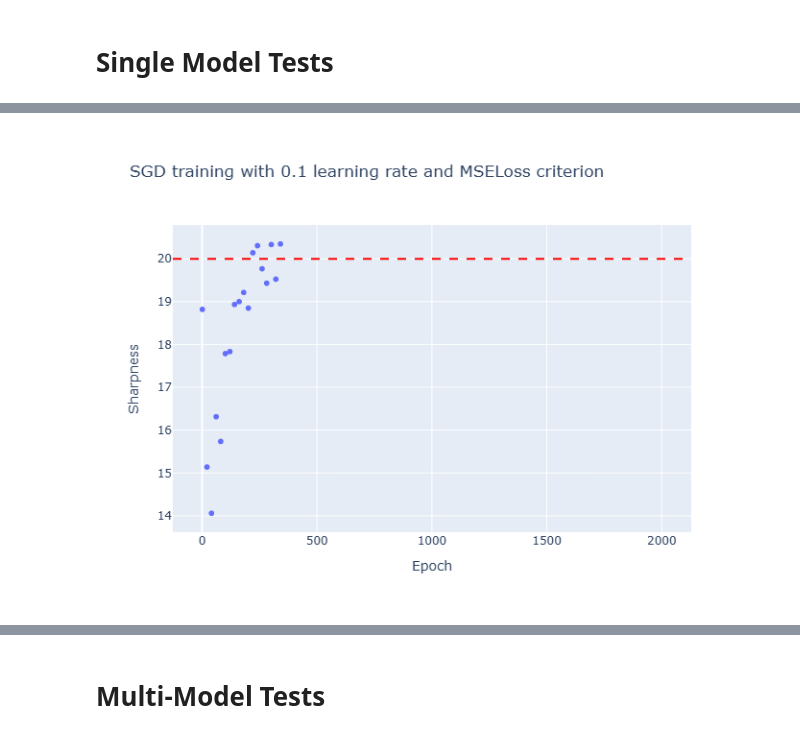
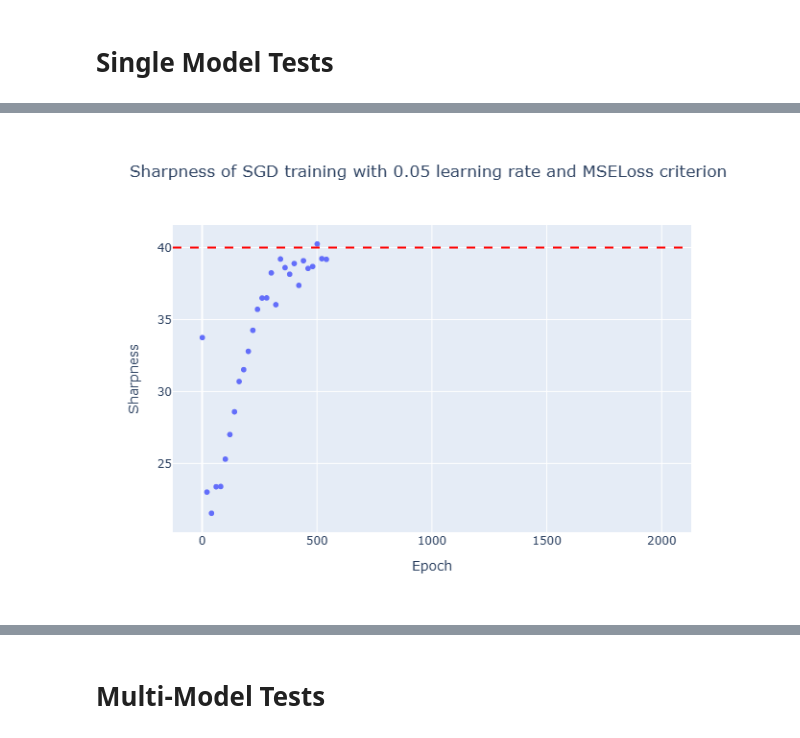
Before and after one commit to mfjacobsen/Investigating-NN-Optimizers, a Jupyter notebook: notebooks/eos_EC.ipynb, the cells around one changed output, grey strips where cells are left out. Cells and saved outputs as stored; diff of their text form; code cells hidden in the pictures.

```diff
--- a/notebooks/eos_EC.ipynb
+++ b/notebooks/eos_EC.ipynb
@@ -94 +95,5 @@ Saved with model_id 14
 =================================================
+# %%
+fn.train_minibatch_gd_model(
+    model, optimizer, criterion, epochs, accuracy, train_loader, test_loader, output_dir
+)
@@ -95,10 +103,2 @@ Saved with model_id 14
 # %%
 md, out = fn.load_output_files(output_dir)
-# %%
-out = out[out['model_id']==11]
-# %%
-import plotly.express as px
-
-fig = px.scatter(out, x='epoch', y='sharpness_H')
-fig.add_hline(y=2/learning_rate, line_dash="dash", line_color="red")
-fig.show()
@@ -107,9 +104,0 @@ NameError: name 'learning_rate' is not defined
-# %%
-fig = px.line(
-    out,
-    x="epoch",
-    y=["train_accuracy", "test_accuracy"],
-    markers=True,
-)
-
-fig.show()
@@ -139,6 +126,6 @@ def plot_sharpness(metadata, output, model_id, include_eos_threshold=True):
 
     return fig
 # %%
-plot_sharpness(metadata=md, output=out, model_id=11)
+plot_sharpness(metadata=md, output=out, model_id=27)
 # %% [output]
-[figure, old version]
+[figure, new version]
```
Also changed, not shown: parts of 15 cells of this notebook, 3 other files.
